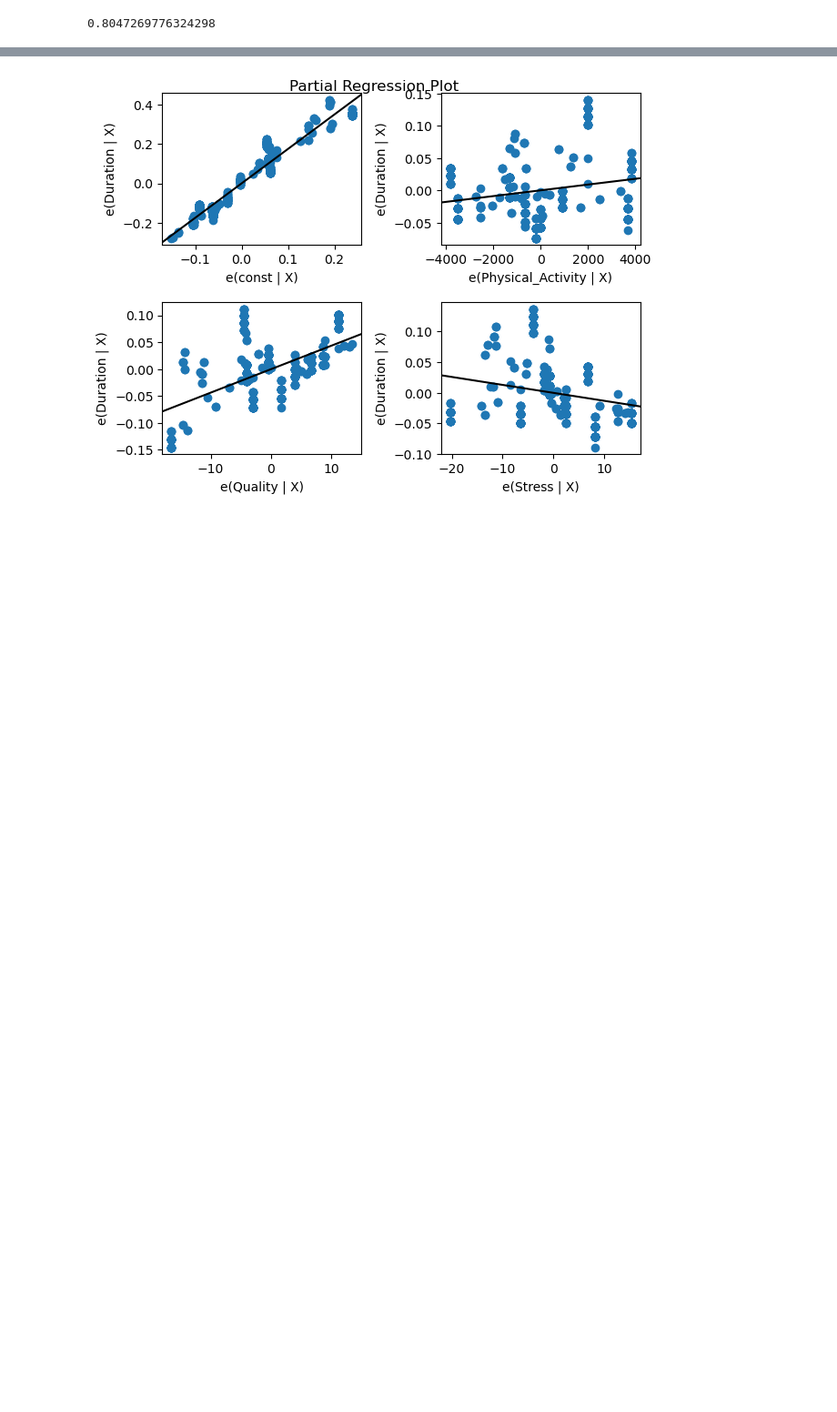
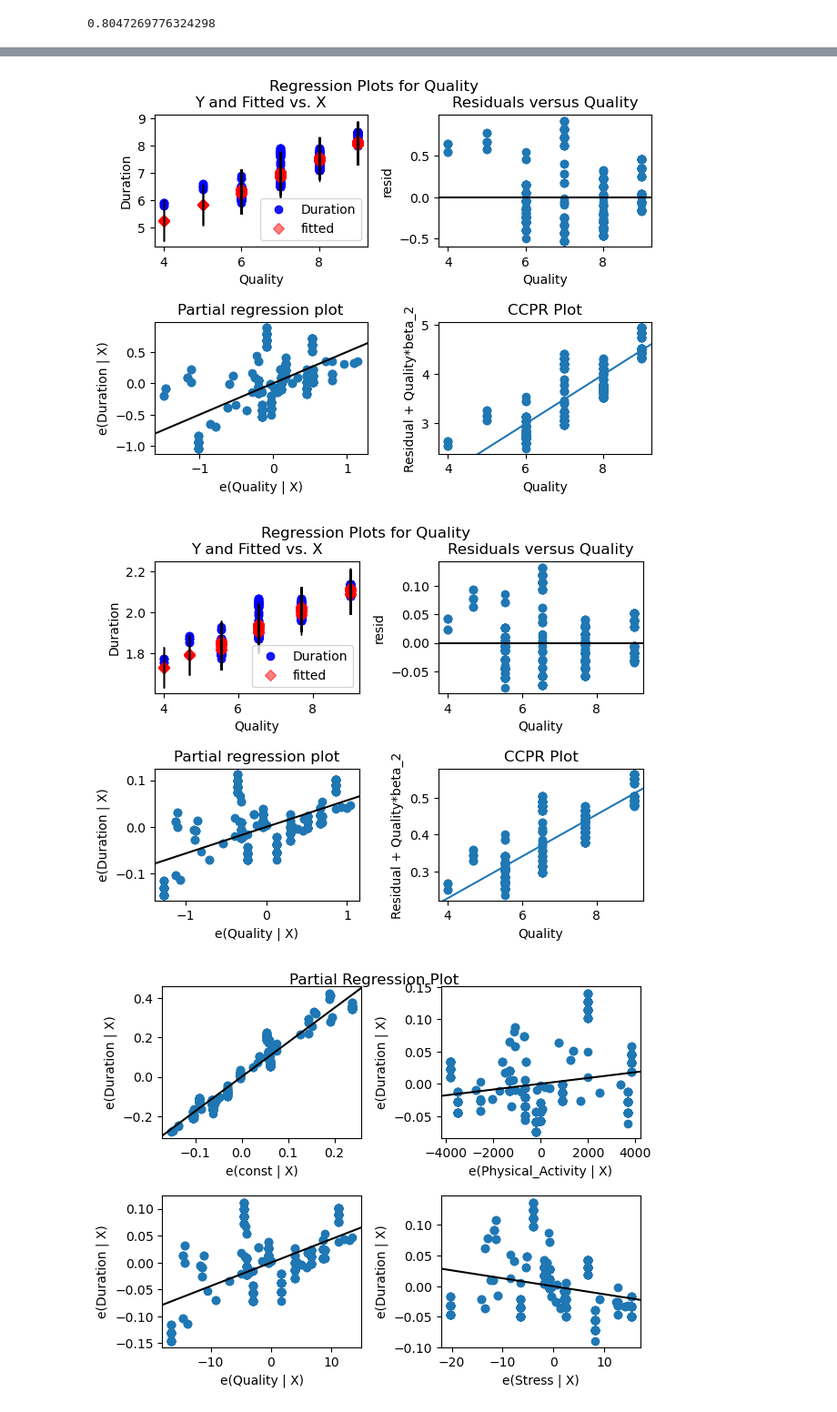
Before and after one commit to eric-y33/Math360-MAGC3, a Jupyter notebook: pavitra.ipynb, the cells around one changed output, grey strips where cells are left out. Shown at 91% size. Drawn from its saved outputs; the diff is of its cells as text; code cells hidden in the pictures; blank space fills up the shorter version.

```diff
--- a/pavitra.ipynb
+++ b/pavitra.ipynb
@@ -168 +174,42 @@ print(reg_transformed.rsquared_adj)
+# %%
+# plot 1 overlaid
+
+def rescale_to_range(values, new_min, new_max):
+    old_min, old_max = values.min(), values.max()
+    return (values - old_min) / (old_max - old_min) * (new_max - new_min) + new_min
+
+# Extract original and transformed X
+quality_orig = reg.model.exog[:, reg.model.exog_names.index('Quality')]
+quality_trans = reg_transformed.model.exog[:, reg_transformed.model.exog_names.index('Quality')]
+
+# Scale transformed Quality to match original Quality scale
+quality_trans_scaled = rescale_to_range(
+    quality_trans,
+    quality_orig.min(),
+    quality_orig.max()
+)
+
+sleepScaled = sleepTransformed.copy()
+sleepScaled['Quality'] = quality_trans_scaled
+X_scaled = sleepScaled[['Physical_Activity','Quality','Stress']]
+X_scaled = sm.add_constant(X_scaled)
+
+reg_trans_scaled = sm.OLS(sleepScaled['Duration'], X_scaled).fit()
+# sm.graphics.plot_regress_exog(reg, 'Quality')
+# plt.show()
+
+# sm.graphics.plot_regress_exog(reg_trans_scaled, 'Quality')
+# plt.show()
+
+
+# Plot original
+fig1 = sm.graphics.plot_regress_exog(reg, 'Quality')
+plt.show()
+
+# Plot transformed (but now scaled)
+fig2 = sm.graphics.plot_regress_exog(reg_trans_scaled, 'Quality')
+plt.show()
+# %% [output]
+[figure, added]
+[figure, added]
 # %%
```
Also changed, not shown: parts of 4 cells of this notebook.
